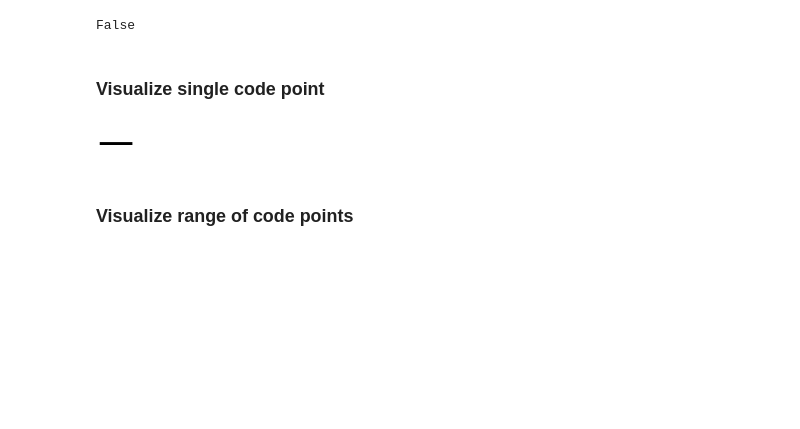
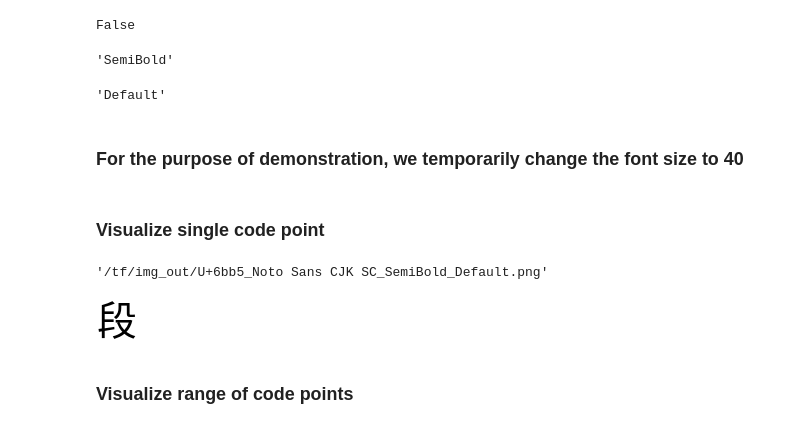
Before and after one commit to unicode-org/ml-confusables-generator, a Jupyter notebook: main.ipynb, the cells around one changed output. Cells and saved outputs as stored; diff of their text form; code cells hidden in the pictures; blank space fills up the shorter version.

```diff
--- a/main.ipynb
+++ b/main.ipynb
@@ -76,3 +100,15 @@ vg.out_dir
 vg.grayscale
 # %% [output]
 False
+# %%
+vg.font_style = "SemiBold"
+vg.font_style
+# %% [output]
+'SemiBold'
+# %%
+vg.antialias = 'Default'
+vg.antialias
+# %% [output]
+'Default'
+# %% [markdown]
+### For the purpose of demonstration, we temporarily change the font size to 40
@@ -79,12 +118,13 @@ False
 # %% [markdown]
 ### Visualize single code point
 # %%
-vg.visualize_single('\u4e00')
+vg.visualize_single('段')
+# %% [output]
+'/tf/img_out/U+6bb5_Noto Sans CJK SC_SemiBold_Default.png'
-# %%
-from IPython.display import Image, display
-display(Image(filename='img_out/Noto_Sans_CJK_SC/19968.png'))
-# %% [output]
-[figure, removed]
+# %%
+display(Image(filename='img_out/U+6bb5_Noto Sans CJK SC_SemiBold_Default.png'))
+# %% [output]
+[figure, added]
 # %% [markdown]
 ### Visualize range of code points
 # %%
```
Also changed, not shown: parts of 31 cells of this notebook, 3 other files.
